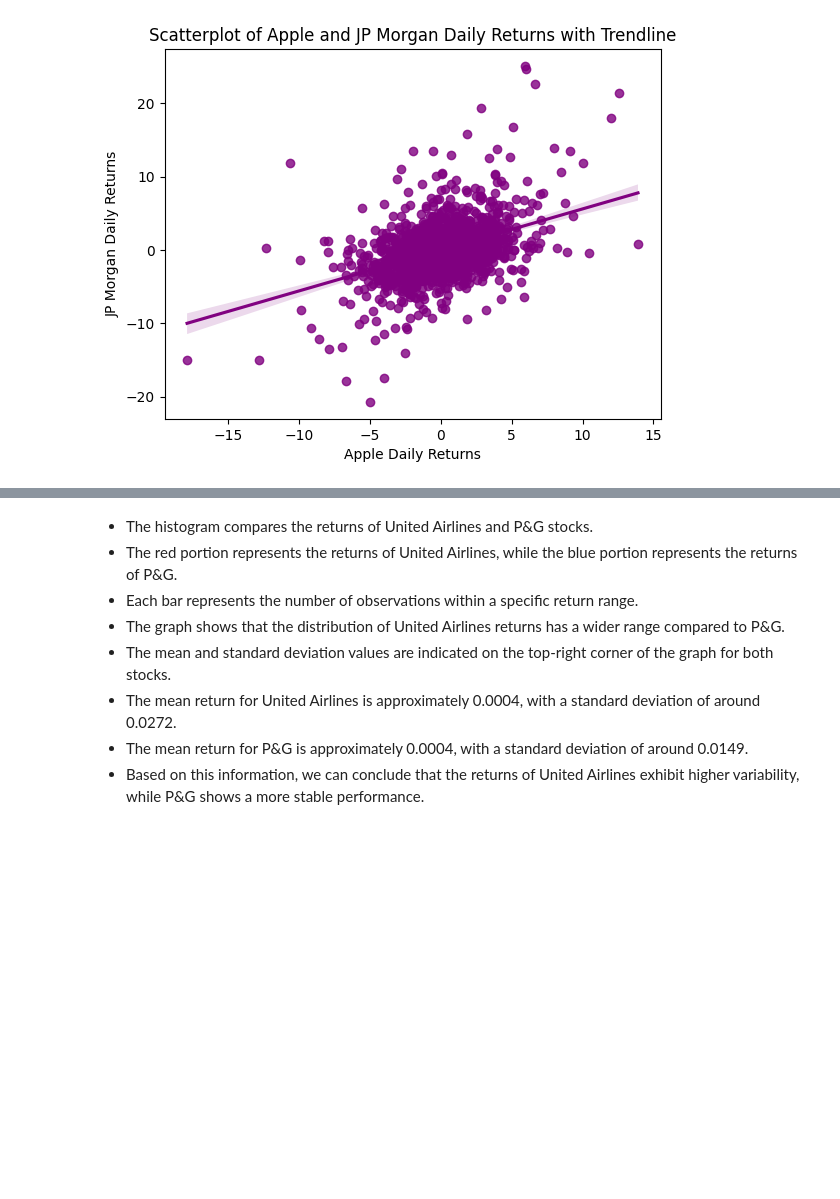
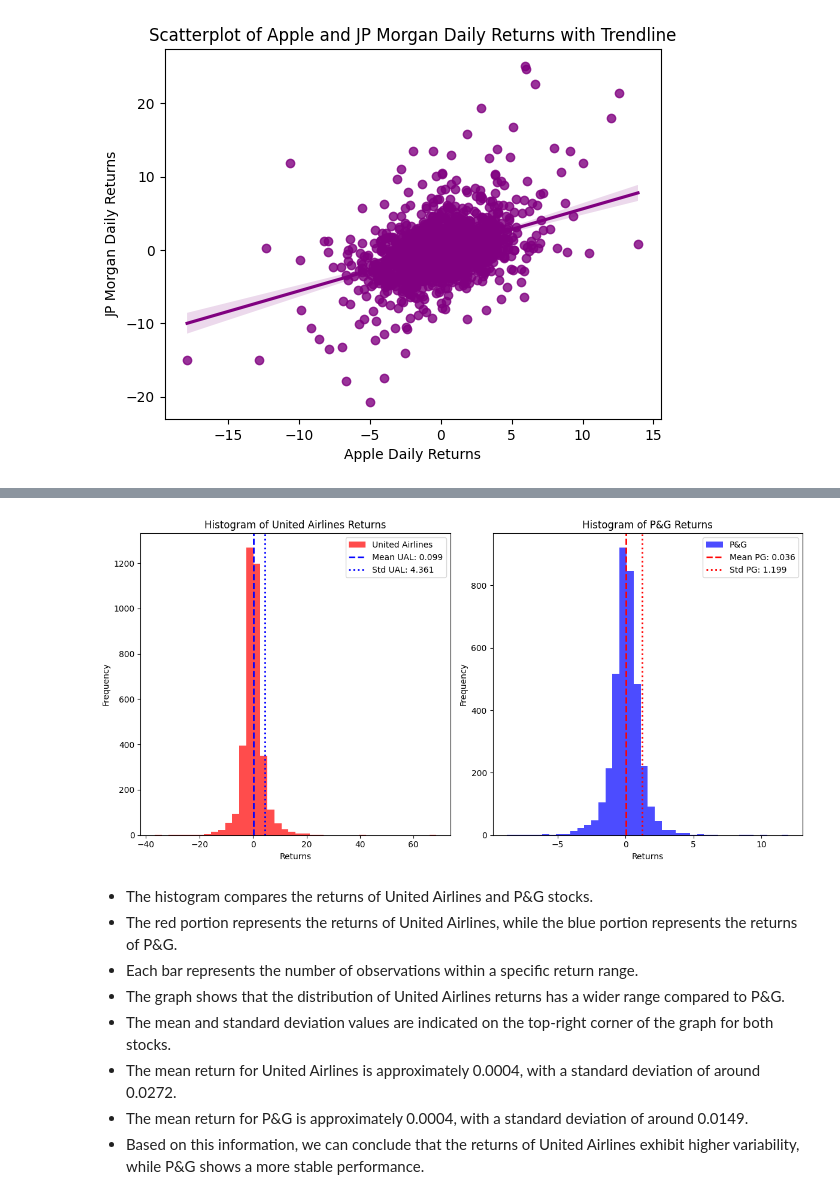
Before and after one commit to SHaken53/Data_Analysis_Projects, a Jupyter notebook: Data Visualization 2/Effective_Data_Visualization.ipynb, the cells around one changed output, grey strips where cells are left out. Saved outputs shown, nothing was run; the diff lists cells and outputs as text; code cells hidden in the pictures; blank space fills up the shorter version.

```diff
--- a/Data Visualization 2/Effective_Data_Visualization.ipynb
+++ b/Data Visualization 2/Effective_Data_Visualization.ipynb
@@ -1013,3 +1081,26 @@ plt.show()
+# %%
+fig, (ax1, ax2) = plt.subplots(1, 2, figsize=(12, 6))
+
+ax1.hist(ual_returns, bins=40, color='red', alpha=0.7, label='United Airlines')
+ax1.axvline(ual_mean, color='blue', linestyle='--', linewidth=2, label='Mean UAL: {:.3f}'.format(ual_mean))
+ax1.axvline(ual_mean + ual_std, color='blue', linestyle=':', linewidth=2, label='Std UAL: {:.3f}'.format(ual_std))
+ax1.set_xlabel('Returns')
+ax1.set_ylabel('Frequency')
+ax1.set_title('Histogram of United Airlines Returns')
+ax1.legend()
+
+ax2.hist(pg_returns, bins=40, color='blue', alpha=0.7, label='P&G')
+ax2.axvline(pg_mean, color='red', linestyle='--', linewidth=2, label='Mean PG: {:.3f}'.format(pg_mean))
+ax2.axvline(pg_mean + pg_std, color='red', linestyle=':', linewidth=2, label='Std PG: {:.3f}'.format(pg_std))
+ax2.set_xlabel('Returns')
+ax2.set_ylabel('Frequency')
+ax2.set_title('Histogram of P&G Returns')
+ax2.legend()
+
+plt.tight_layout()
+plt.show()
+# %% [output]
+[figure, added]
 # %% [markdown]
 * The histogram compares the returns of United Airlines and P&G stocks.
 * The red portion represents the returns of United Airlines, while the blue portion represents the returns of P&G.
```
Also changed, not shown: parts of 22 cells of this notebook.
